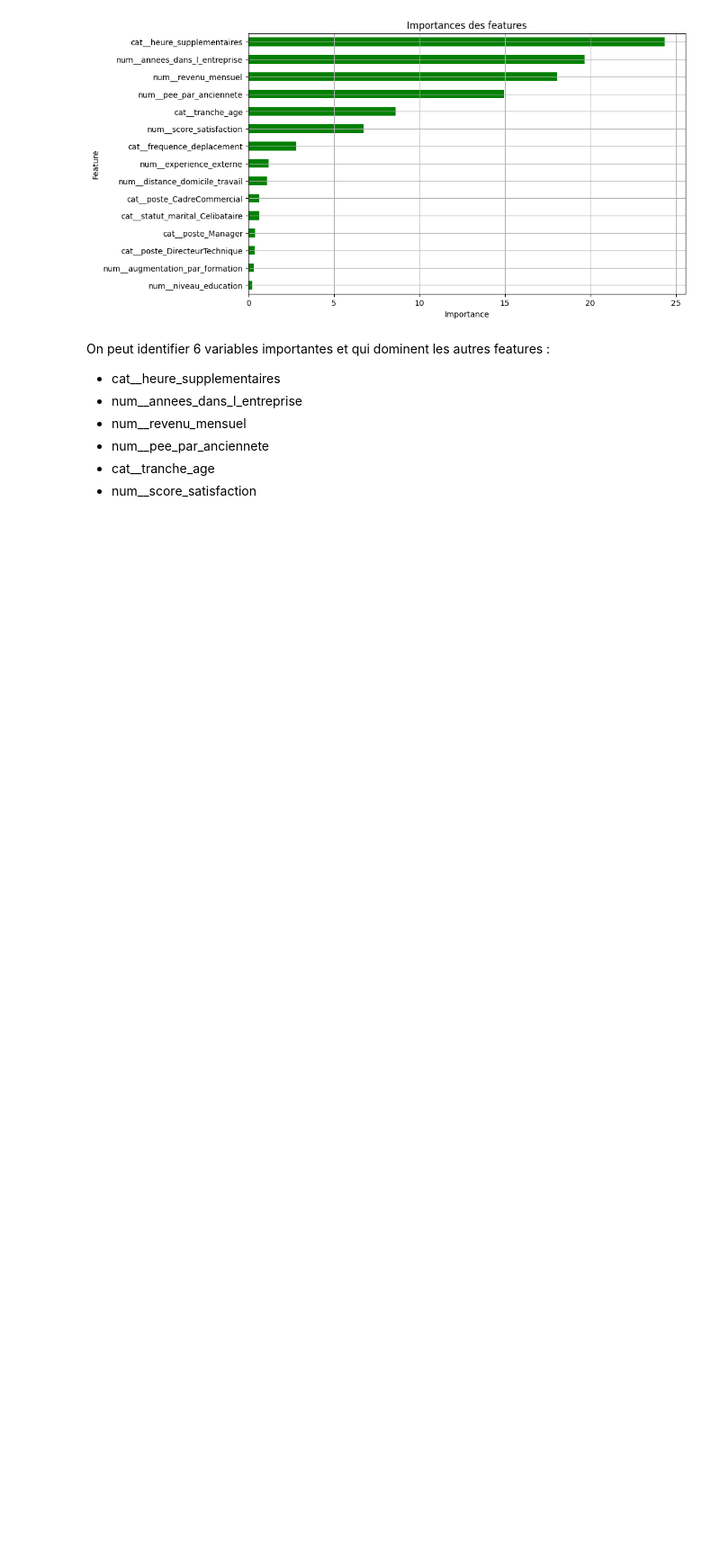
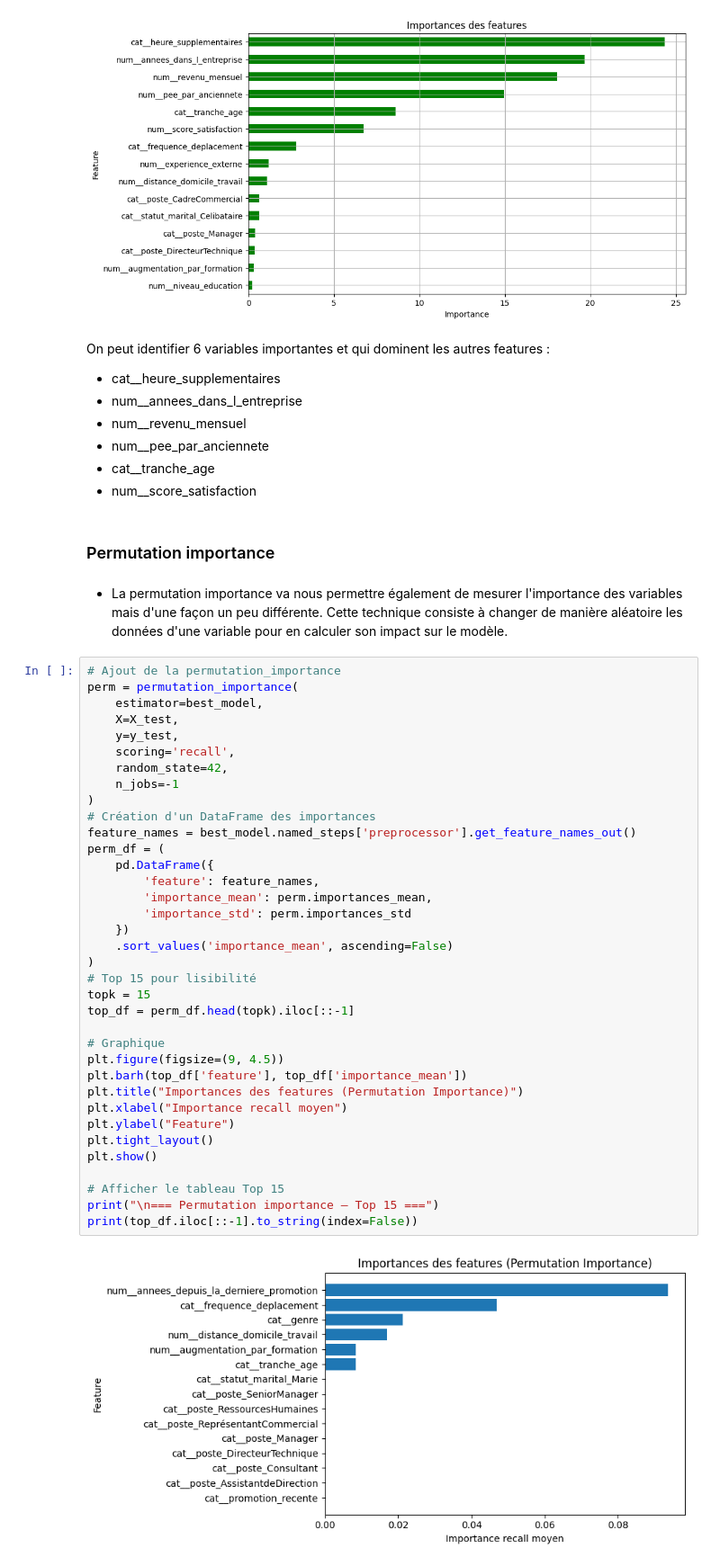
Before and after one commit to SCFlorian/Classifiez_automatiquement_des_informations, a Jupyter notebook: notebooks/notebook_5_optimisation_interpretation.ipynb, the cells around one changed output. Shown: that part at 90% size. Drawn from its saved outputs; the diff is of its cells as text; blank space fills up the shorter version.

Commit message:
Mise à jour étape 5 - ajout de  la feature importance

```diff
--- a/notebooks/notebook_5_optimisation_interpretation.ipynb
+++ b/notebooks/notebook_5_optimisation_interpretation.ipynb
@@ -349,3 +350,45 @@ On peut identifier 6 variables importantes et qui dominent les autres features :
 - num__pee_par_anciennete
 - cat__tranche_age
 - num__score_satisfaction
+# %% [markdown]
+### Permutation importance
+# %% [markdown]
+* La permutation importance va nous permettre également de mesurer l'importance des variables mais d'une façon un peu différente. Cette technique consiste à changer de manière aléatoire les données d'une variable pour en calculer son impact sur le modèle.
+# %%
+# Ajout de la permutation_importance
+perm = permutation_importance(
+    estimator=best_model,
+    X=X_test,
+    y=y_test,
+    scoring='recall',
+    random_state=42,
+    n_jobs=-1
+)
+# Création d'un DataFrame des importances
+feature_names = best_model.named_steps['preprocessor'].get_feature_names_out()
+perm_df = (
+    pd.DataFrame({
+        'feature': feature_names,
+        'importance_mean': perm.importances_mean,
+        'importance_std': perm.importances_std
+    })
+    .sort_values('importance_mean', ascending=False)
+)
+# Top 15 pour lisibilité
+topk = 15
+top_df = perm_df.head(topk).iloc[::-1]
+
+# Graphique
+plt.figure(figsize=(9, 4.5))
+plt.barh(top_df['feature'], top_df['importance_mean'])
+plt.title("Importances des features (Permutation Importance)")
+plt.xlabel("Importance recall moyen")
+plt.ylabel("Feature")
+plt.tight_layout()
+plt.show()
+
+# Afficher le tableau Top 15
+print("\n=== Permutation importance — Top 15 ===")
+print(top_df.iloc[::-1].to_string(index=False))
+# %% [output]
+[figure, added]
```
Also changed, not shown: parts of 3 cells of this notebook.
